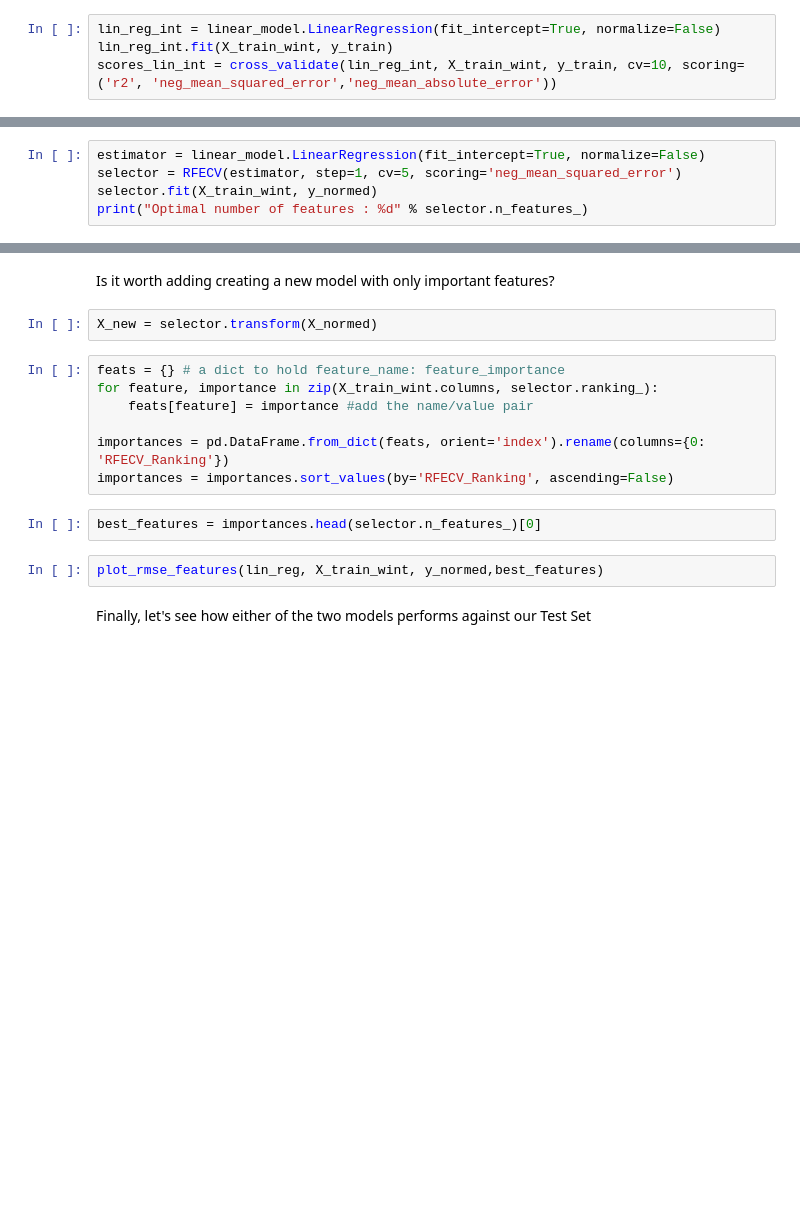
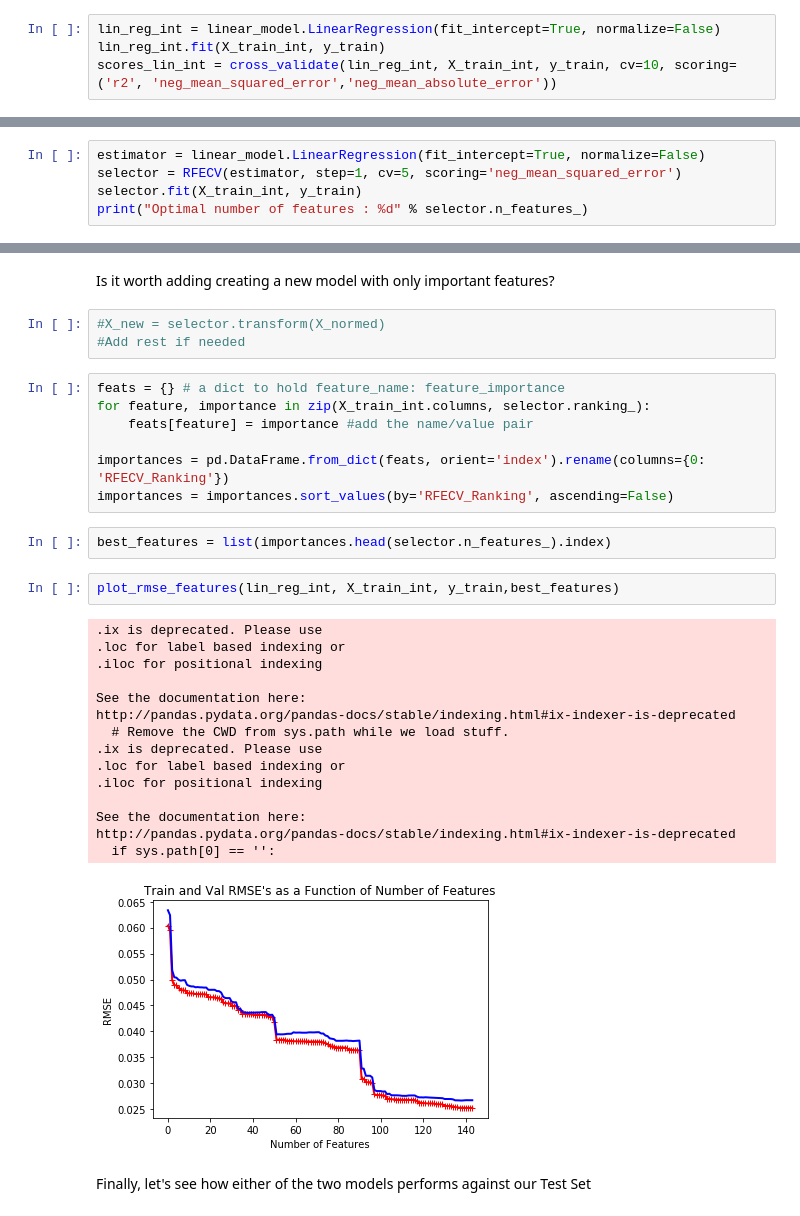
Before and after one commit to mas-dse-saachary/UCSD-MAS-Capstone-Project, a Jupyter notebook: dev/modeling.ipynb, the cells around one changed output, grey strips where cells are left out. Saved outputs shown, nothing was run; the diff lists cells and outputs as text; blank space fills up the shorter version.

```diff
--- a/dev/modeling.ipynb
+++ b/dev/modeling.ipynb
@@ -316,7 +319,7 @@ increments
 # %%
 lin_reg_int = linear_model.LinearRegression(fit_intercept=True, normalize=False)
-lin_reg_int.fit(X_train_wint, y_train)
-scores_lin_int = cross_validate(lin_reg_int, X_train_wint, y_train, cv=10, scoring=('r2', 'neg_mean_squared_error','neg_mean_absolute_error'))
+lin_reg_int.fit(X_train_int, y_train)
+scores_lin_int = cross_validate(lin_reg_int, X_train_int, y_train, cv=10, scoring=('r2', 'neg_mean_squared_error','neg_mean_absolute_error'))
 # %%
 print 'Evaluation Metrics for Linear Regression with CV and Interactions Features: '
 eval_metrics(scores_lin_int)
@@ -338,5 +341,5 @@ Let's pick only interaction features that minimize CV RMSE by feeding the new da
 # %%
 estimator = linear_model.LinearRegression(fit_intercept=True, normalize=False)
 selector = RFECV(estimator, step=1, cv=5, scoring='neg_mean_squared_error')
-selector.fit(X_train_wint, y_normed)
+selector.fit(X_train_int, y_train)
 print("Optimal number of features : %d" % selector.n_features_)
@@ -351,18 +358,35 @@ plt.show()
 # %% [markdown]
 Is it worth adding creating a new model with only important features?
 # %%
-X_new = selector.transform(X_normed)
+#X_new = selector.transform(X_normed)
+#Add rest if needed
 # %%
 feats = {} # a dict to hold feature_name: feature_importance
-for feature, importance in zip(X_train_wint.columns, selector.ranking_):
+for feature, importance in zip(X_train_int.columns, selector.ranking_):
     feats[feature] = importance #add the name/value pair
 
 importances = pd.DataFrame.from_dict(feats, orient='index').rename(columns={0: 'RFECV_Ranking'})
 importances = importances.sort_values(by='RFECV_Ranking', ascending=False)
 # %%
-best_features = importances.head(selector.n_features_)[0]
+best_features = list(importances.head(selector.n_features_).index)
-# %%
-plot_rmse_features(lin_reg, X_train_wint, y_normed,best_features)
+# %%
+plot_rmse_features(lin_reg_int, X_train_int, y_train,best_features)
+# %% [output]
+.ix is deprecated. Please use
+.loc for label based indexing or
+.iloc for positional indexing
+
+See the documentation here:
+http://pandas.pydata.org/pandas-docs/stable/indexing.html#ix-indexer-is-deprecated
+  # Remove the CWD from sys.path while we load stuff.
+.ix is deprecated. Please use
+.loc for label based indexing or
+.iloc for positional indexing
+
+See the documentation here:
+http://pandas.pydata.org/pandas-docs/stable/indexing.html#ix-indexer-is-deprecated
+  if sys.path[0] == '':
+[figure, added]
 # %% [markdown]
 Finally, let's see how either of the two models performs against our Test Set
 # %%
```
Also changed, not shown: parts of 74 cells of this notebook, 1 other file.
